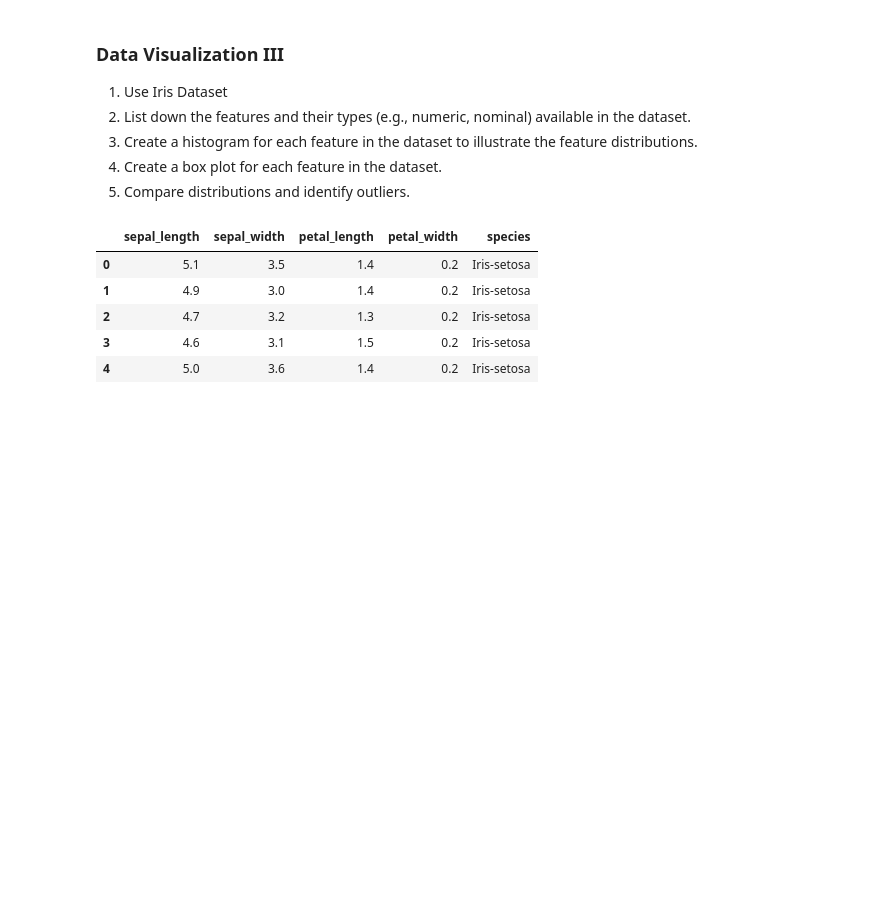
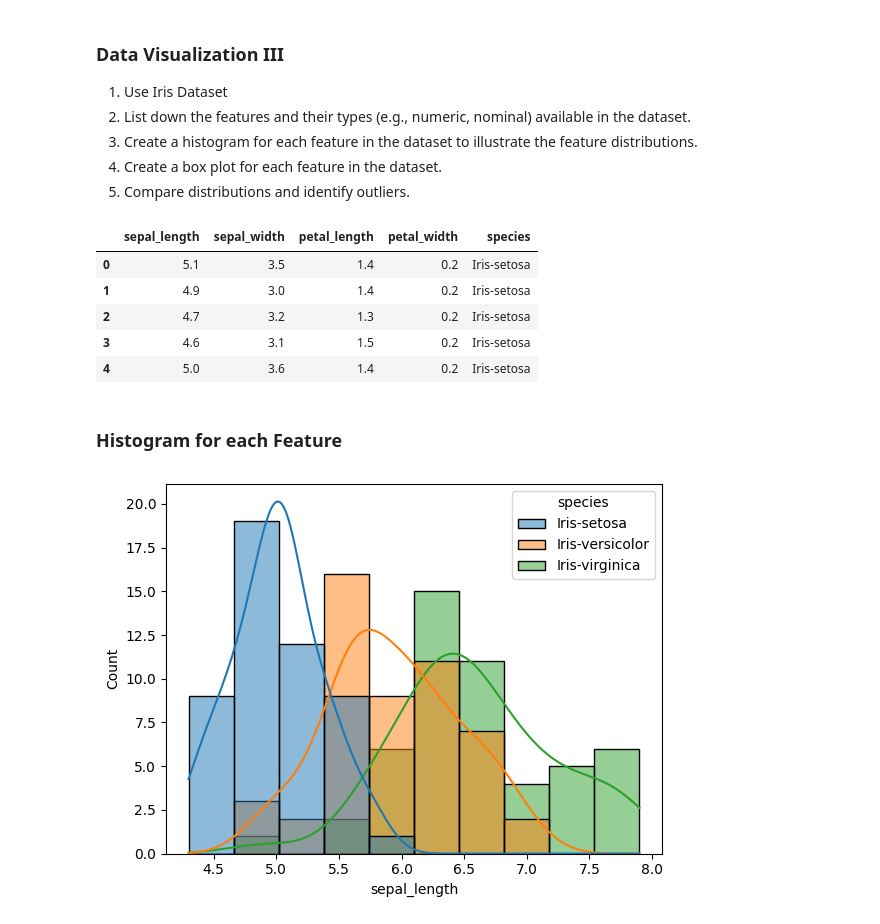
Before and after one commit to Sakshi2048/Sem6Codes, a Jupyter notebook: DSBDAL/Codes/Assignment10.ipynb, the cells around one changed output. Cells and saved outputs as stored; diff of their text form; code cells hidden in the pictures; blank space fills up the shorter version.

```diff
--- a/DSBDAL/Codes/Assignment10.ipynb
+++ b/DSBDAL/Codes/Assignment10.ipynb
@@ -19,3 +19,5 @@ data.head()
 | 2 | 4.7 | 3.2 | 1.3 | 0.2 | Iris-setosa |
 | 3 | 4.6 | 3.1 | 1.5 | 0.2 | Iris-setosa |
 | 4 | 5.0 | 3.6 | 1.4 | 0.2 | Iris-setosa |
+# %% [markdown]
+### Histogram for each Feature
@@ -21,0 +27,6 @@ data.head()
+# %%
+# 1. Sepal Length Histogram
+sns.histplot(data=data, x='sepal_length', kde=True, bins=10,hue='species')
+plt.show()
+# %% [output]
+[figure, added]
```
Also changed, not shown: parts of 16 cells of this notebook, 2 other files.
